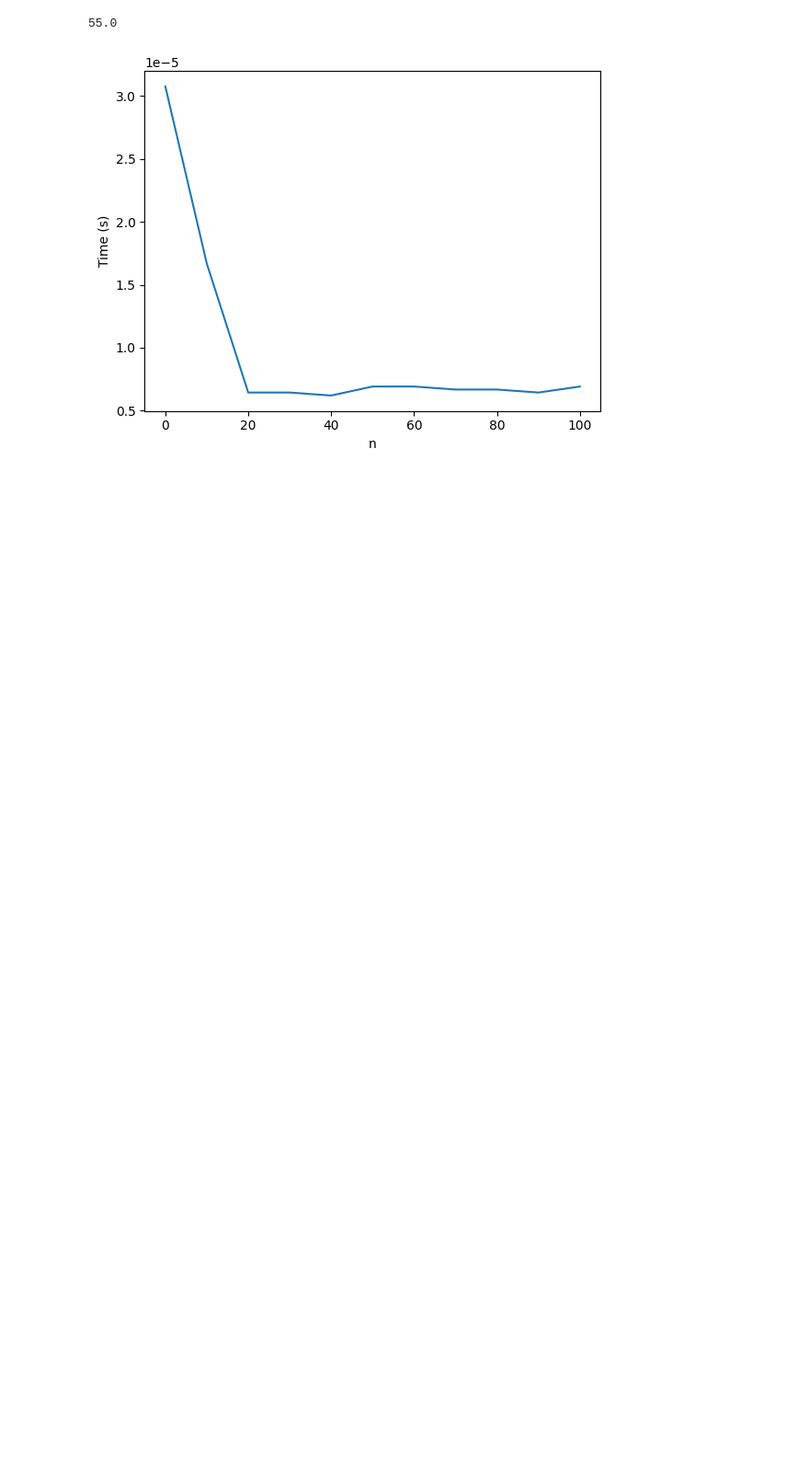
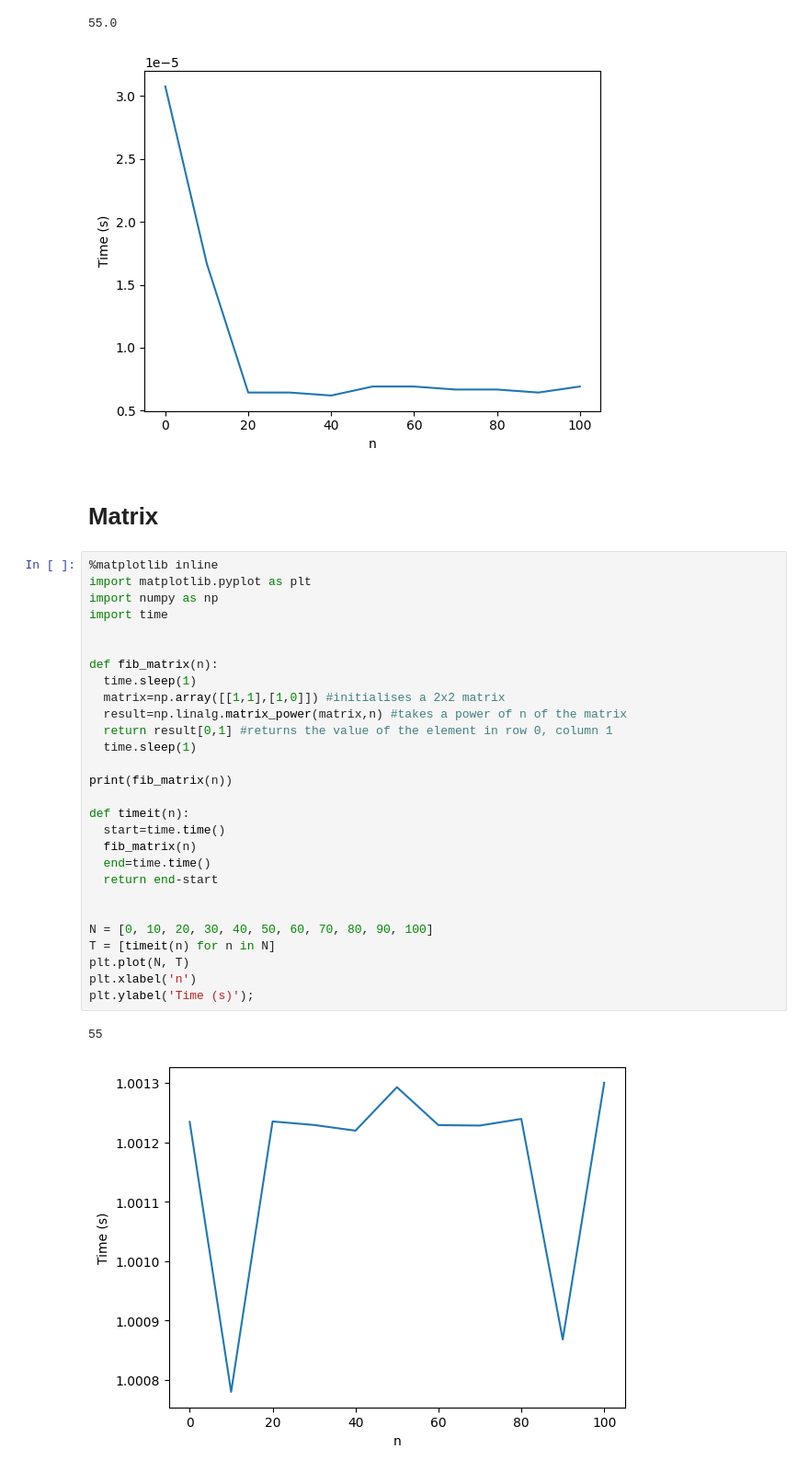
Before and after one commit to ChauuMein/Discrete-Maths, a Jupyter notebook: week_1_class.ipynb, the cells around one changed output. Shown at 92% size. Drawn from its saved outputs; the diff is of its cells as text; blank space fills up the shorter version.

```diff
--- a/week_1_class.ipynb
+++ b/week_1_class.ipynb
@@ -202,3 +204,36 @@ plt.ylabel('Time (s)');
 # %% [output]
 55.0
 [figure]
+# %% [markdown]
+# Matrix
+# %%
+%matplotlib inline
+import matplotlib.pyplot as plt
+import numpy as np
+import time
+
+
+def fib_matrix(n):
+  time.sleep(1)
+  matrix=np.array([[1,1],[1,0]]) #initialises a 2x2 matrix
+  result=np.linalg.matrix_power(matrix,n) #takes a power of n of the matrix
+  return result[0,1] #returns the value of the element in row 0, column 1
+  time.sleep(1)
+
+print(fib_matrix(n))
+
+def timeit(n):
+  start=time.time()
+  fib_matrix(n)
+  end=time.time()
+  return end-start
+
+
+N = [0, 10, 20, 30, 40, 50, 60, 70, 80, 90, 100]
+T = [timeit(n) for n in N]
+plt.plot(N, T)
+plt.xlabel('n')
+plt.ylabel('Time (s)');
+# %% [output]
+55
+[figure, added]
```
Also changed, not shown: parts of 1 cell of this notebook.
